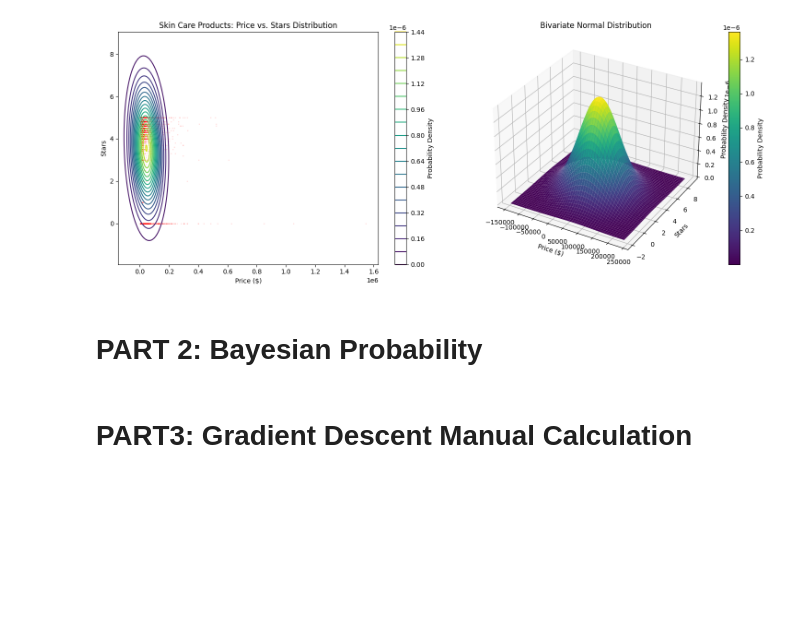
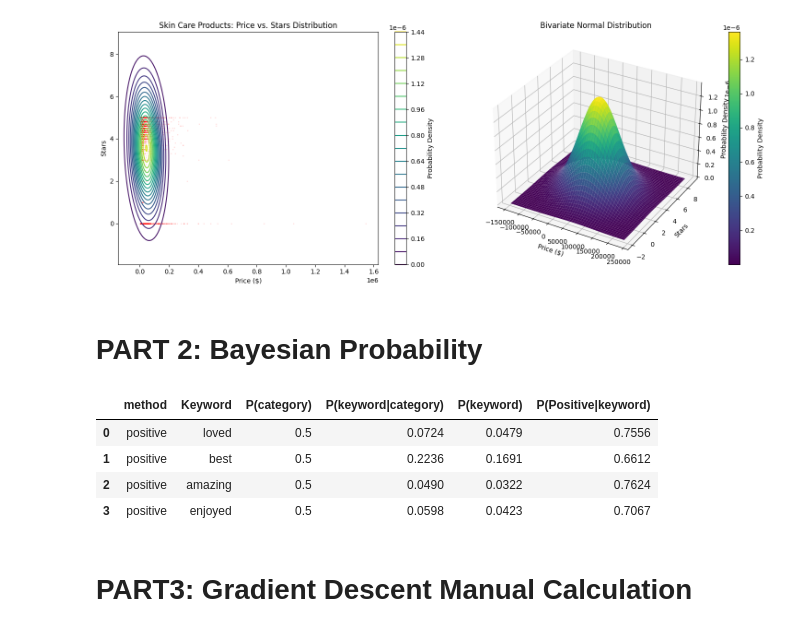
Before and after one commit to milkakeza/Formative3_Group5, a Jupyter notebook: Formative3_Group5.ipynb, the cells around one changed output. Saved outputs shown, nothing was run; the diff lists cells and outputs as text; code cells hidden in the pictures; blank space fills up the shorter version.

Commit message:
Added a test for Positive/Keyword

```diff
--- a/Formative3_Group5.ipynb
+++ b/Formative3_Group5.ipynb
@@ -188,6 +190,22 @@ def compute_bayes(data, keyword, method_cat):
       'P(keyword)': round(p_keyword, 4),
       'P(Positive|keyword)': round(p_category_given_keyword, 4)
   }
+# %%
+# Compute Probabilities for positive Keywords
+results_pos = []
+
+for kw in positive_keywords:
+  results_pos.append(compute_bayes(data, kw, 'positive'))
+
+# Convert to DataFrame for easy viewing
+bayes_df = pd.DataFrame(results_pos)
+bayes_df
+# %% [output]
+|  | method | Keyword | P(category) | P(keyword|category) | P(keyword) | P(Positive|keyword) |
+| 0 | positive | loved | 0.5 | 0.0724 | 0.0479 | 0.7556 |
+| 1 | positive | best | 0.5 | 0.2236 | 0.1691 | 0.6612 |
+| 2 | positive | amazing | 0.5 | 0.0490 | 0.0322 | 0.7624 |
+| 3 | positive | enjoyed | 0.5 | 0.0598 | 0.0423 | 0.7067 |
 # %% [markdown]
 # PART3: Gradient Descent Manual Calculation
 # %%
```
Also changed, not shown: parts of 1 cell of this notebook.
